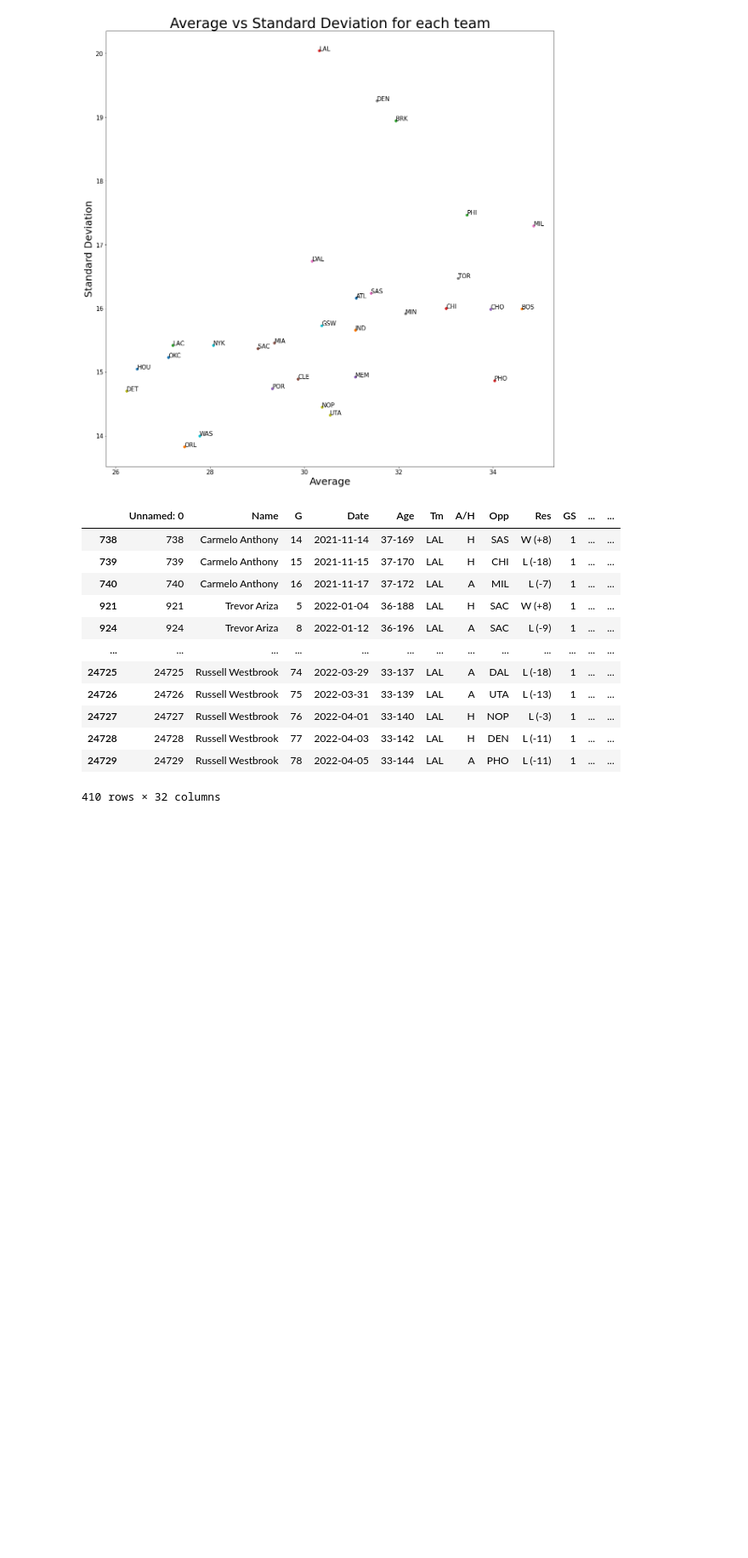
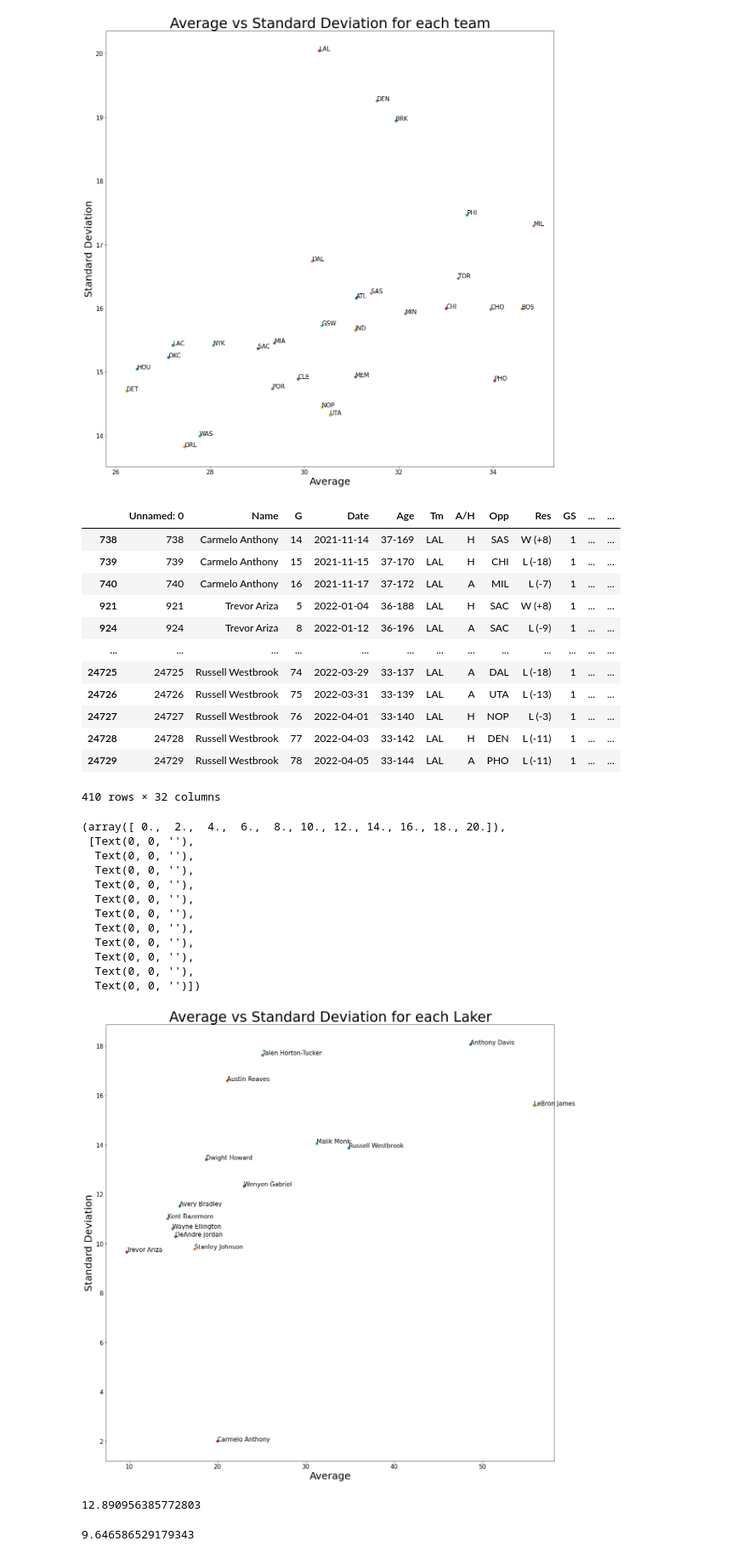
Before and after one commit to AndrewZayn/AndrewZayn.github.io, a Jupyter notebook: NBA_analysis.ipynb, the cells around one changed output. Shown at 85% size. Saved outputs shown, nothing was run; the diff lists cells and outputs as text; code cells hidden in the pictures; blank space fills up the shorter version.

```diff
--- a/NBA_analysis.ipynb
+++ b/NBA_analysis.ipynb
@@ -140,7 +140,7 @@ GmSc - Game Score
 # First, Let's clean the data
 
 df[["G", "GS", "FG", "FGA", "3P", "3PA", "FT", "FTA", "ORB", "DRB", "TRB", "AST", "STL", "BLK", "TOV", "PF", "PTS"]] =(
-    df1[["G", "GS", "FG", "FGA", "3P", "3PA", "FT", "FTA", "ORB", "DRB", "TRB", "AST", "STL", "BLK", "TOV", "PF", "PTS"]].astype(int))
+    df[["G", "GS", "FG", "FGA", "3P", "3PA", "FT", "FTA", "ORB", "DRB", "TRB", "AST", "STL", "BLK", "TOV", "PF", "PTS"]].astype(int))
 
 #df1[["FG%", "3P%", "FT%", "GmSc"]] = df1[["FG%", "3P%", "FT%", "GmSc"]].astype(float)
 df["Date"] = pd.to_datetime(df["Date"])
@@ -340,5 +342,66 @@ lakers_data
 410 rows × 32 columns
 # %%
 '''
-In our data, we have 410 samples, so it is plenty to use a z-test to determine whether the high standard deviation of the lakers
-can be considered significant. We will use a chi-squared test because we know the population standard deviation and we know
+In our data, we have rows of data which represents certain games for each player. In order to measure player contribution for a
+we want to see whether the total contributions add up to eliminate within player bias, or performance bias between games.
+
+In addition, we will find the standard deviations for each individual starter. It shows consistency throughout the season.
+'''
+
+fig, ax = plt.subplots(figsize = (20, 20))
+
+starter_dataset = df.loc[df["GS"] == 1]
+
+plt.title("Average vs Standard Deviation for each Laker", fontsize = 35)
+plt.xlabel("Average", fontsize = 25)
+plt.ylabel("Standard Deviation", fontsize = 25)
+
+season_averages = lakers_data.groupby("Name")["Fantasy_Points"].mean().to_frame()
+season_std = lakers_data.groupby("Name")["Fantasy_Points"].std().to_frame()
+season_averages = season_averages.rename(columns = {"Fantasy_Points":"Mean"})
+season_std = season_std.rename(columns = {"Fantasy_Points":"Std"})
+
+avg_dataset = pd.concat([season_averages, season_std], axis = 1)
+
+for i, row in avg_dataset.iterrows():
+
+    ax.annotate(i, (row["Mean"], row["Std"]), fontsize = 15)
+    ax.plot(row["Mean"], row["Std"], marker = 'o')
+
+plt.xticks(fontsize = 15)
+plt.yticks(fontsize = 15)
+# %% [output]
+(array([ 0.,  2.,  4.,  6.,  8., 10., 12., 14., 16., 18., 20.]),
+ [Text(0, 0, ''),
+  Text(0, 0, ''),
+  Text(0, 0, ''),
+  Text(0, 0, ''),
+  Text(0, 0, ''),
+  Text(0, 0, ''),
+  Text(0, 0, ''),
+  Text(0, 0, ''),
+  Text(0, 0, ''),
+  Text(0, 0, ''),
+  Text(0, 0, '')])
+[figure, added]
+# %%
+'''
+Now, we will compare the Laker's stnadard deviation to the standard deviation of the rest of hte league to dermine whether the
+high standard deviation of the lakers is really statistically significant or whether it could have just happened by chance.
+
+First, We will find the standard deviation of the entire population, with bias removed.
+'''
+
+lakers_deviation = avg_dataset["Mean"].std()
+lakers_deviation
+# %% [output]
+12.890956385772803
+# %%
+starter_data = df.loc[df["GS"] == 1]
+
+season_mean = starter_data.groupby("Name")["Fantasy_Points"].mean().to_frame()
+population_deviation = season_mean["Fantasy_Points"].std()
+
+population_deviation
+# %% [output]
+9.646586529179343
```
Also changed, not shown: parts of 4 cells of this notebook.
